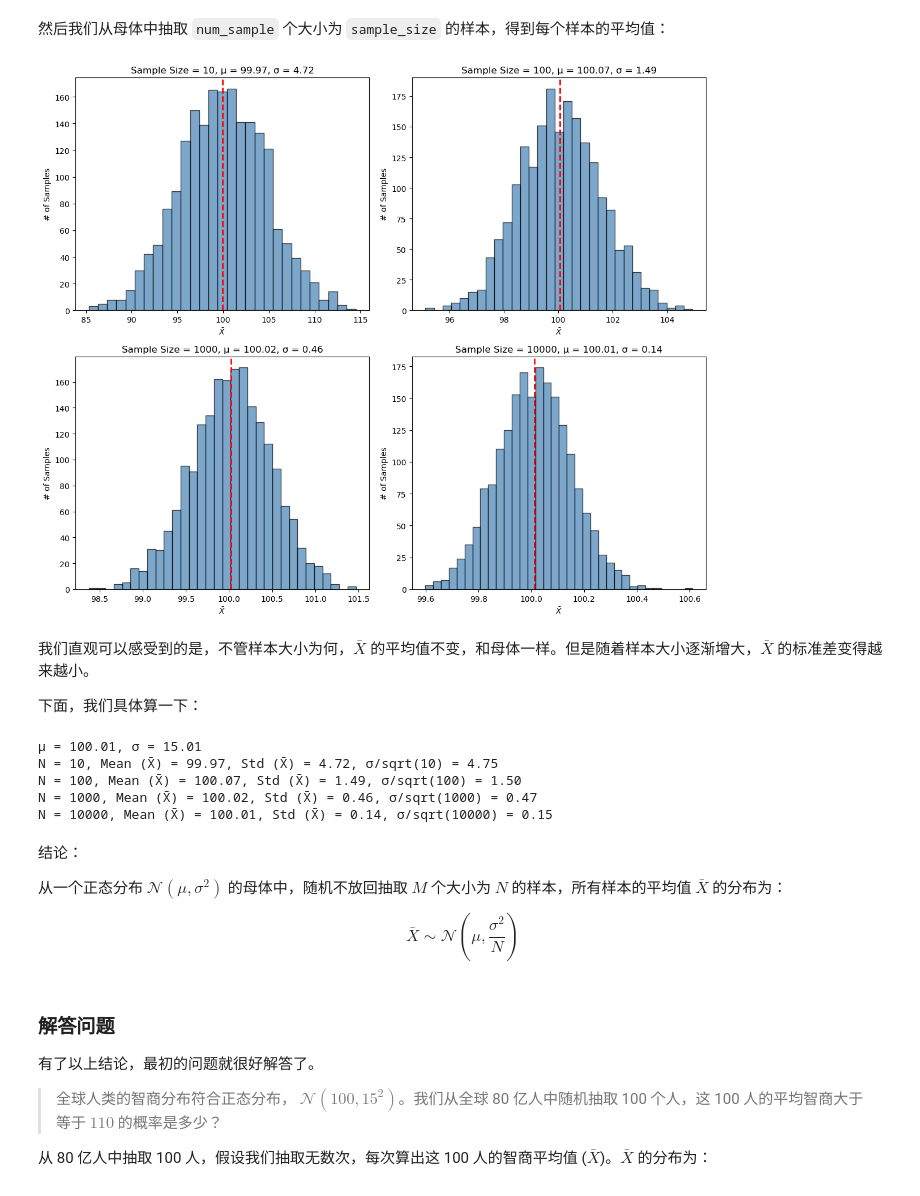
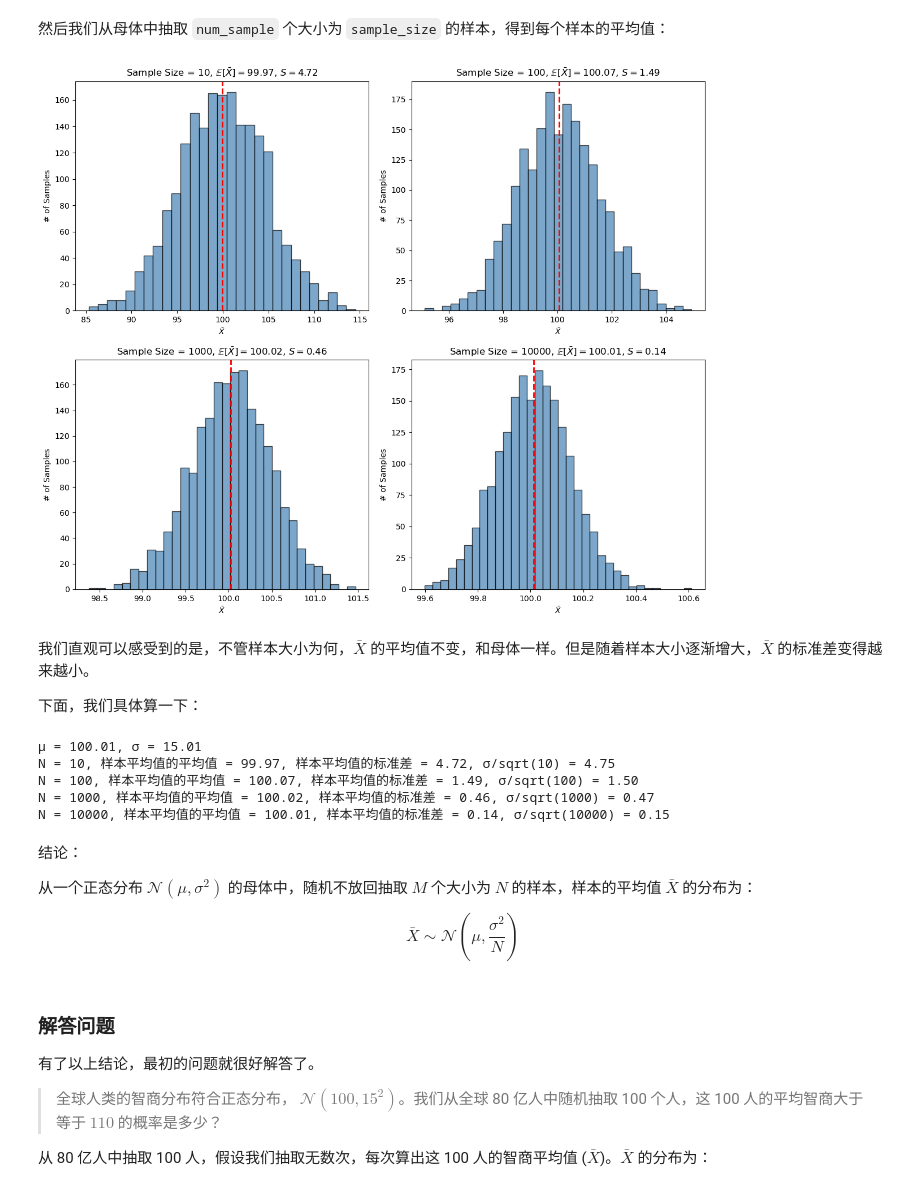
Before and after one commit to hongtaoh/hongtaoh.github.io, a Jupyter notebook: notebooks/2024-09-17-stats-simulation.ipynb, the cells around one changed output. Cells and saved outputs as stored; diff of their text form; code cells hidden in the pictures.

```diff
--- a/notebooks/2024-09-17-stats-simulation.ipynb
+++ b/notebooks/2024-09-17-stats-simulation.ipynb
@@ -81,28 +81,28 @@ sample_means['num_samples'] = num_samples
 # %%
 # Plotting
 plt.figure(figsize=(12, 10))
 
 # Create subplots
 for i, size in enumerate(sample_sizes):
     sub_data = sample_means[size]
     mu = np.mean(sub_data)
     sigma = np.std(sub_data)
     plt.subplot(2, 2, i + 1)  # 2x2 grid, subplot index starts at 1
     plt.hist(sub_data, bins="auto", density=False,
              alpha=0.7, color='steelblue', edgecolor='black')
     # Plot vertical line at the mean
     plt.axvline(mu, color='red', linestyle='--', linewidth=2)
-    plt.title(f'Sample Size = {size}, μ = {mu:.2f}, σ = {sigma:.2f}')
+    plt.title(rf'Sample Size = {size}, $\mathbb{{E}}[\bar{{X}}] = {mu:.2f}$, $S = {sigma:.2f}$')
     plt.xlabel('$\\bar{{X}}$')
     plt.ylabel('# of Samples')
 
 # Adjust layout
 plt.tight_layout()
 
 # Show the plot
 plt.show()
 # %% [output]
-[figure, old version]
+[figure, new version]
 # %% [markdown]
 我们直观可以感受到的是，不管样本大小为何，$\bar{X}$ 的平均值不变，和母体一样。但是随着样本大小逐渐增大，$\bar{X}$ 的标准差变得越来越小。
 
@@ -113,18 +113,18 @@ for sample_size in sample_sizes:
     sub_data = sample_means[sample_size]
     mu = np.mean(sub_data)
     sigma = np.std(sub_data)
-    print(f"N = {sample_size}, Mean (X̄) = {mu:.2f}, Std (X̄) = {sigma:.2f}, " \
+    print(f"N = {sample_size}, 样本平均值的平均值 = {mu:.2f}, 样本平均值的标准差 = {sigma:.2f}, " \
           f"σ/sqrt({sample_size}) = {(population_sigma/np.sqrt(sample_size)):.2f}")
 # %% [output]
 μ = 100.01, σ = 15.01
-N = 10, Mean (X̄) = 99.97, Std (X̄) = 4.72, σ/sqrt(10) = 4.75
-N = 100, Mean (X̄) = 100.07, Std (X̄) = 1.49, σ/sqrt(100) = 1.50
-N = 1000, Mean (X̄) = 100.02, Std (X̄) = 0.46, σ/sqrt(1000) = 0.47
-N = 10000, Mean (X̄) = 100.01, Std (X̄) = 0.14, σ/sqrt(10000) = 0.15
+N = 10, 样本平均值的平均值 = 99.97, 样本平均值的标准差 = 4.72, σ/sqrt(10) = 4.75
+N = 100, 样本平均值的平均值 = 100.07, 样本平均值的标准差 = 1.49, σ/sqrt(100) = 1.50
+N = 1000, 样本平均值的平均值 = 100.02, 样本平均值的标准差 = 0.46, σ/sqrt(1000) = 0.47
+N = 10000, 样本平均值的平均值 = 100.01, 样本平均值的标准差 = 0.14, σ/sqrt(10000) = 0.15
 # %% [markdown]
 结论：
 
-从一个正态分布 $\mathcal{N}(\mu, \sigma^2)$ 的母体中，随机不放回抽取 $M$ 个大小为 $N$ 的样本，所有样本的平均值 $\bar{X}$ 的分布为：
+从一个正态分布 $\mathcal{N}(\mu, \sigma^2)$ 的母体中，随机不放回抽取 $M$ 个大小为 $N$ 的样本，样本的平均值 $\bar{X}$ 的分布为：
 
 $$
 \bar{X} \sim \mathcal{N} \left( \mu, \frac{\sigma^2}{N} \right)
```
Also changed, not shown: parts of 4 cells of this notebook, 19 other files.
